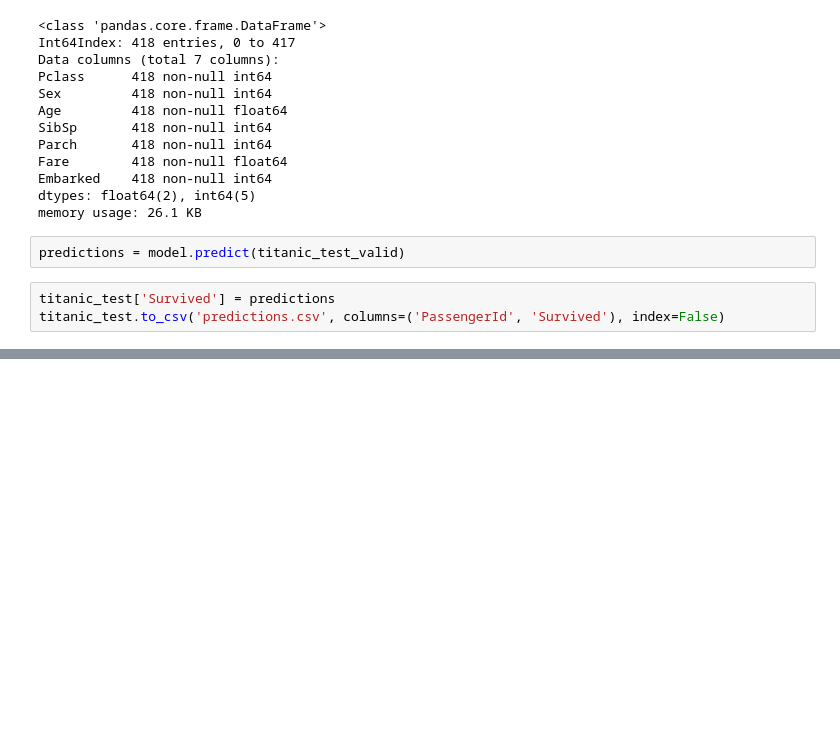
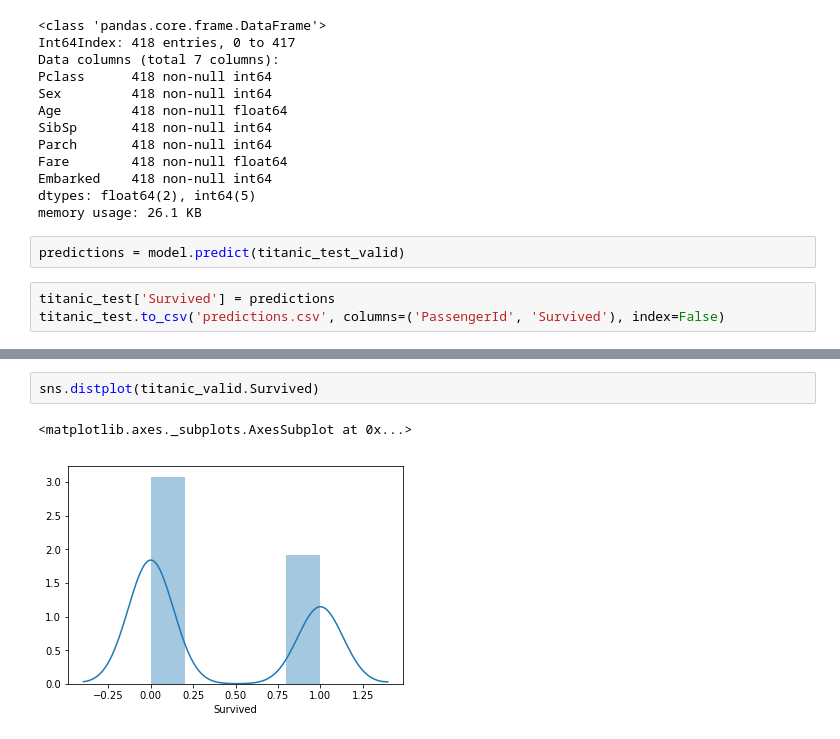
Before and after one commit to AlpacaRotorvator/kaggle-titanic, a Jupyter notebook: titanic.ipynb, the cells around one changed output, grey strips where cells are left out. Drawn from its saved outputs; the diff is of its cells as text; blank space fills up the shorter version.

```diff
--- a/titanic.ipynb
+++ b/titanic.ipynb
@@ -181,0 +193,5 @@ titanic_test.to_csv('predictions.csv', columns=('PassengerId', 'Survived'), inde
+# %%
+sns.distplot(titanic_valid.Survived)
+# %% [output]
+<matplotlib.axes._subplots.AxesSubplot at 0x...>
+[figure, added]
```
Also changed, not shown: parts of 6 cells of this notebook.
